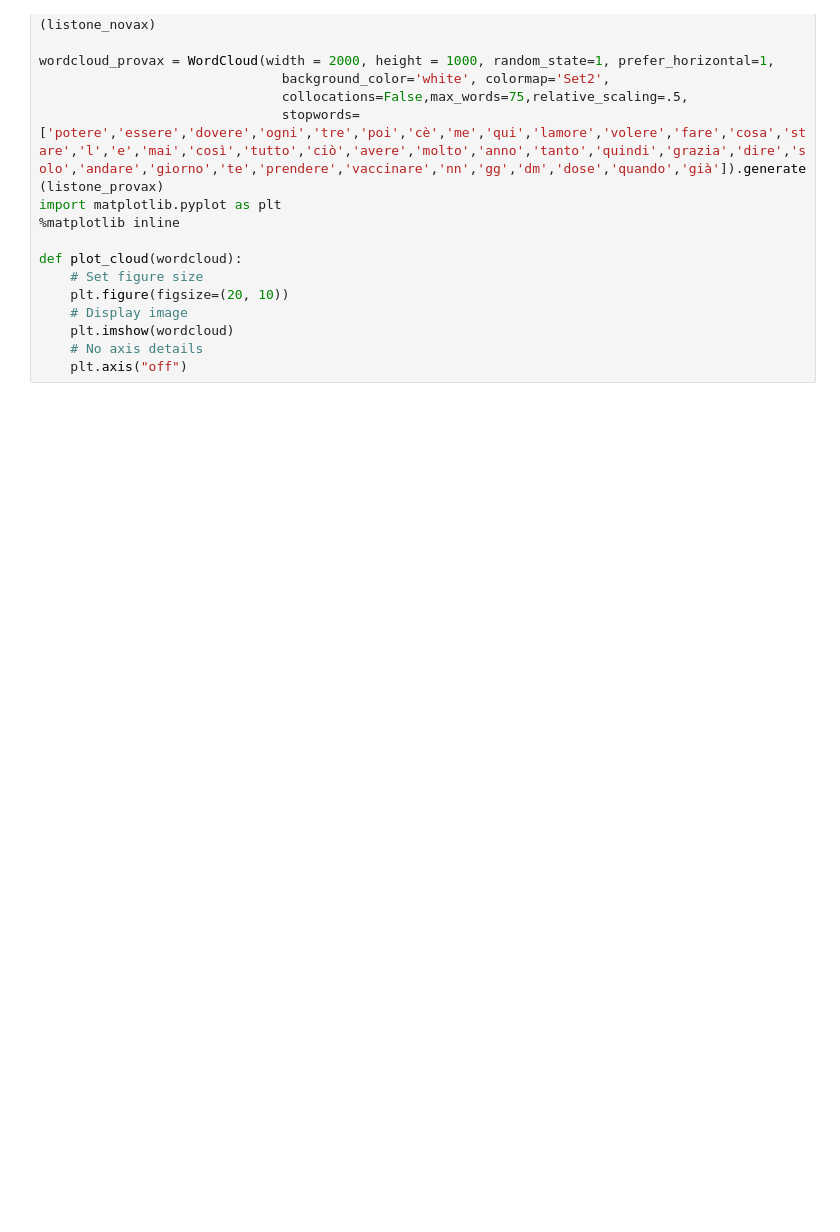
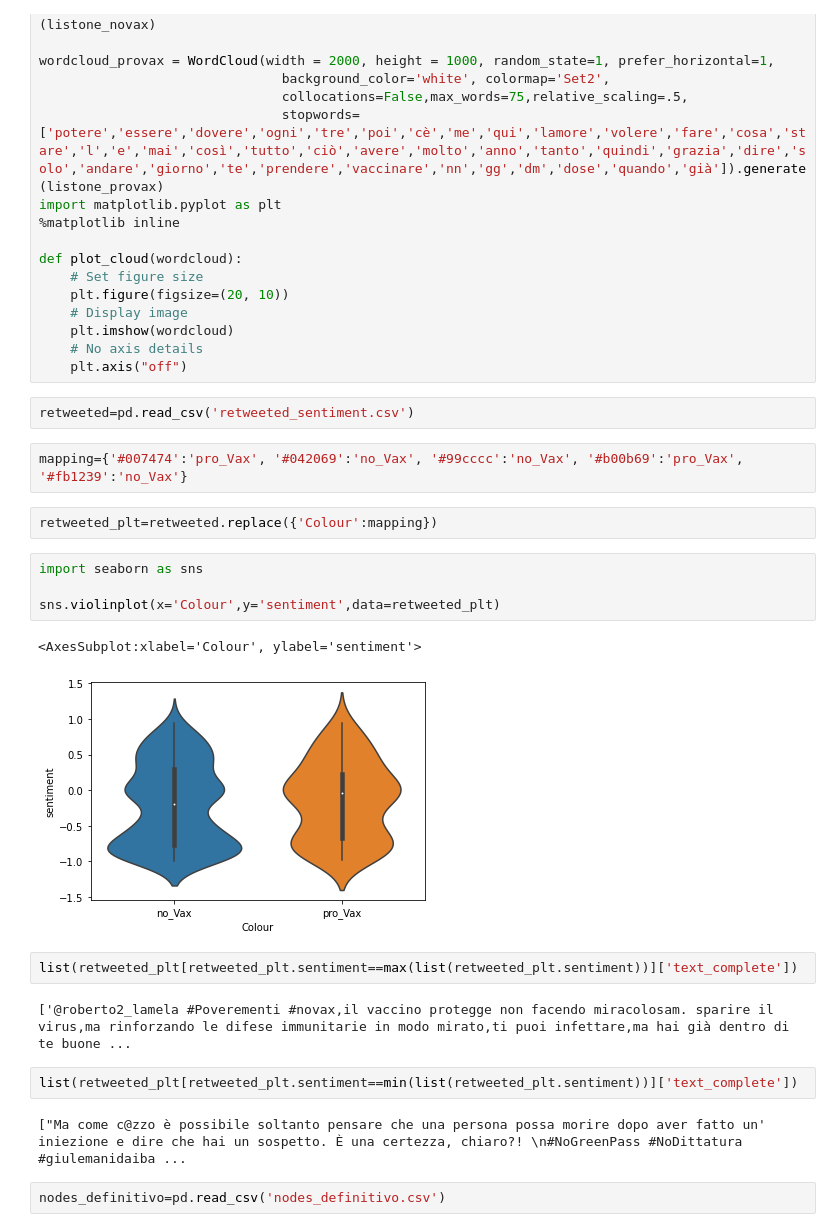
Before and after one commit to ES-git95/SMA-Project, a Jupyter notebook: Sentiment_try.ipynb, the cells around one changed output. Drawn from its saved outputs; the diff is of its cells as text; blank space fills up the shorter version.

Commit message:
ultime modifiche Sentiment

```diff
--- a/Sentiment_try.ipynb
+++ b/Sentiment_try.ipynb
@@ -211,3 +180,26 @@ def plot_cloud(wordcloud):
     plt.imshow(wordcloud)
     # No axis details
     plt.axis("off")
+# %%
+retweeted=pd.read_csv('retweeted_sentiment.csv')
+# %%
+mapping={'#007474':'pro_Vax', '#042069':'no_Vax', '#99cccc':'no_Vax', '#b00b69':'pro_Vax', '#fb1239':'no_Vax'}
+# %%
+retweeted_plt=retweeted.replace({'Colour':mapping})
+# %%
+import seaborn as sns
+
+sns.violinplot(x='Colour',y='sentiment',data=retweeted_plt)
+# %% [output]
+<AxesSubplot:xlabel='Colour', ylabel='sentiment'>
+[figure, added]
+# %%
+list(retweeted_plt[retweeted_plt.sentiment==max(list(retweeted_plt.sentiment))]['text_complete'])
+# %% [output]
+['@roberto2_lamela #Poverementi #novax,il vaccino protegge non facendo miracolosam. sparire il virus,ma rinforzando le difese immunitarie in modo mirato,ti puoi infettare,ma hai già dentro di te buone ...
+# %%
+list(retweeted_plt[retweeted_plt.sentiment==min(list(retweeted_plt.sentiment))]['text_complete'])
+# %% [output]
+["Ma come c@zzo è possibile soltanto pensare che una persona possa morire dopo aver fatto un' iniezione e dire che hai un sospetto. È una certezza, chiaro?! \n#NoGreenPass #NoDittatura #giulemanidaiba ...
+# %%
+nodes_definitivo=pd.read_csv('nodes_definitivo.csv')
```
Also changed, not shown: parts of 2 cells of this notebook.
